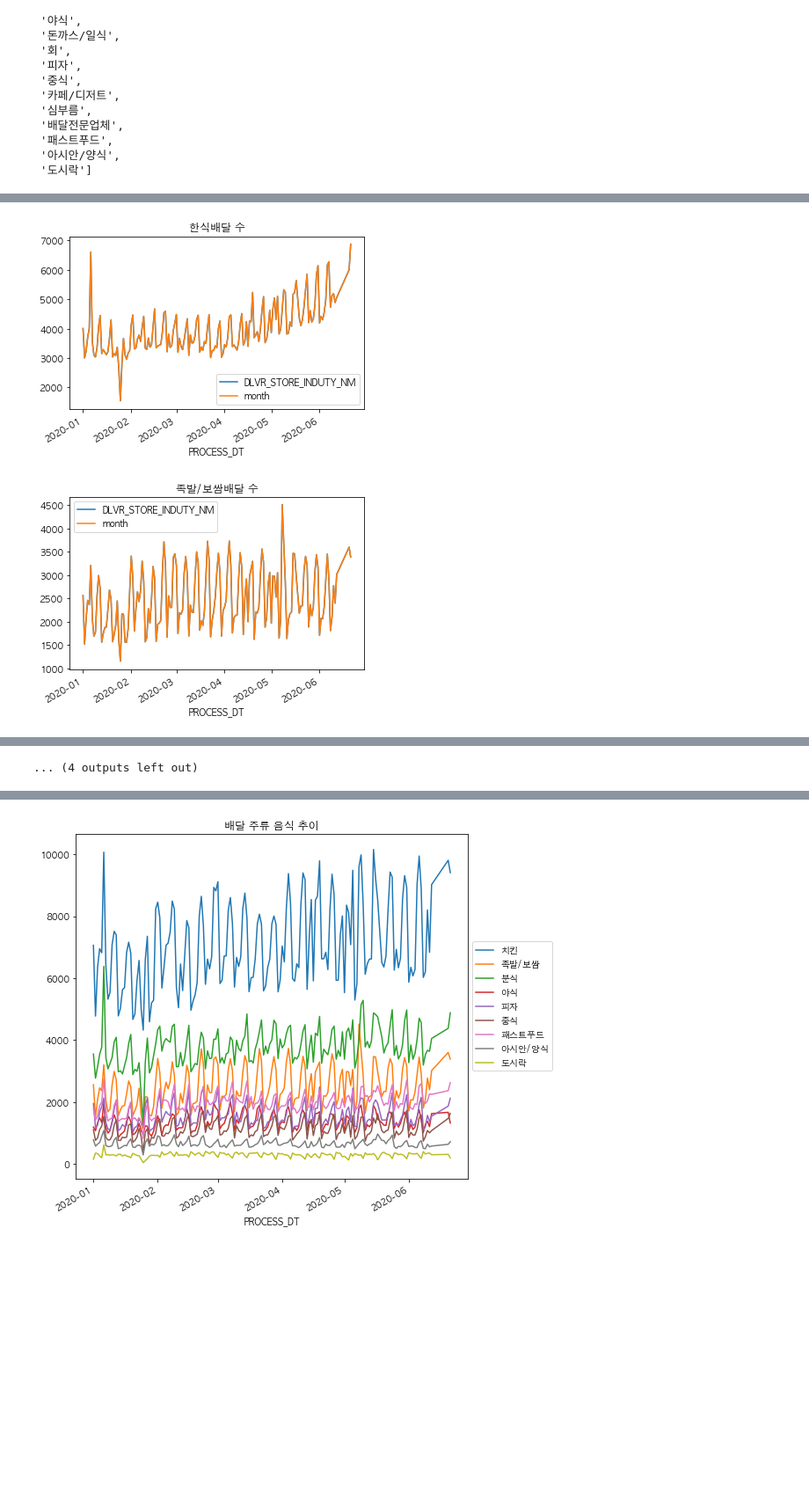
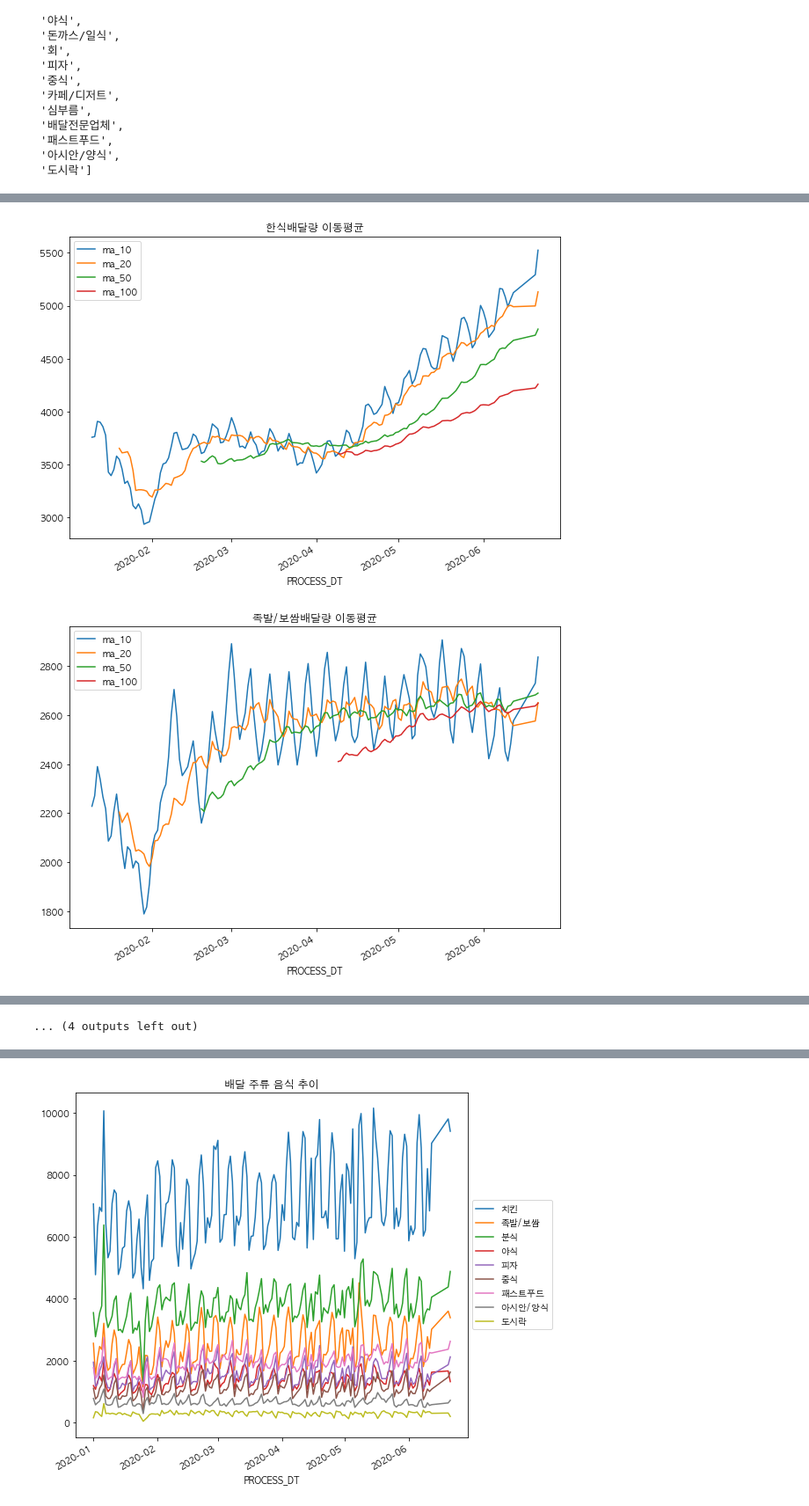
Before and after one commit to kkyuhun94/COVID-19_visualization, a Jupyter notebook: code/visualization.ipynb, the cells around one changed output, grey strips where cells are left out. Shown at 88% size. Drawn from its saved outputs; the diff is of its cells as text; code cells hidden in the pictures; blank space fills up the shorter version.

```diff
--- a/code/visualization.ipynb
+++ b/code/visualization.ipynb
@@ -273,0 +367,7 @@ Text(0.5, 1.0, '전국 날짜 별 배달량 추이')
+# %%
+def rolling_mean(df) :
+    df.rolling(10).mean().plot()
+    df.rolling(20).mean().plot()
+    df.rolling(50).mean().plot()
+    df.rolling(100).mean().plot()
+    plt.legend(['ma_10','ma_20','ma_50','ma_100'])
@@ -696,4 +963,3 @@ Text(0.5, 1.0, '치킨 배달 추이')
 # %%
 def menuday(menu) :
-    df_menu[df_menu["DLVR_STORE_INDUTY_NM"]== menu ].groupby("PROCESS_DT").count().plot()
-    plt.title(menu+"배달 수")
+    return df_menu[df_menu["DLVR_STORE_INDUTY_NM"]== menu ].groupby("PROCESS_DT").count()
@@ -719,4 +998,6 @@ del_list
 # %%
 for i in del_list :
-    menuday(i)
+    plt.figure(figsize=(10,7))
+    rolling_mean(menuday(i)['DLVR_STORE_INDUTY_NM'])
+    plt.title(i+"배달량 이동평균")
 # %% [output]
@@ -725,2 +1006,2 @@ for i in del_list :
-[figure, old version]
+[figure, new version]
-[figure, old version]
+[figure, new version]
```
Also changed, not shown: parts of 64 cells of this notebook.
